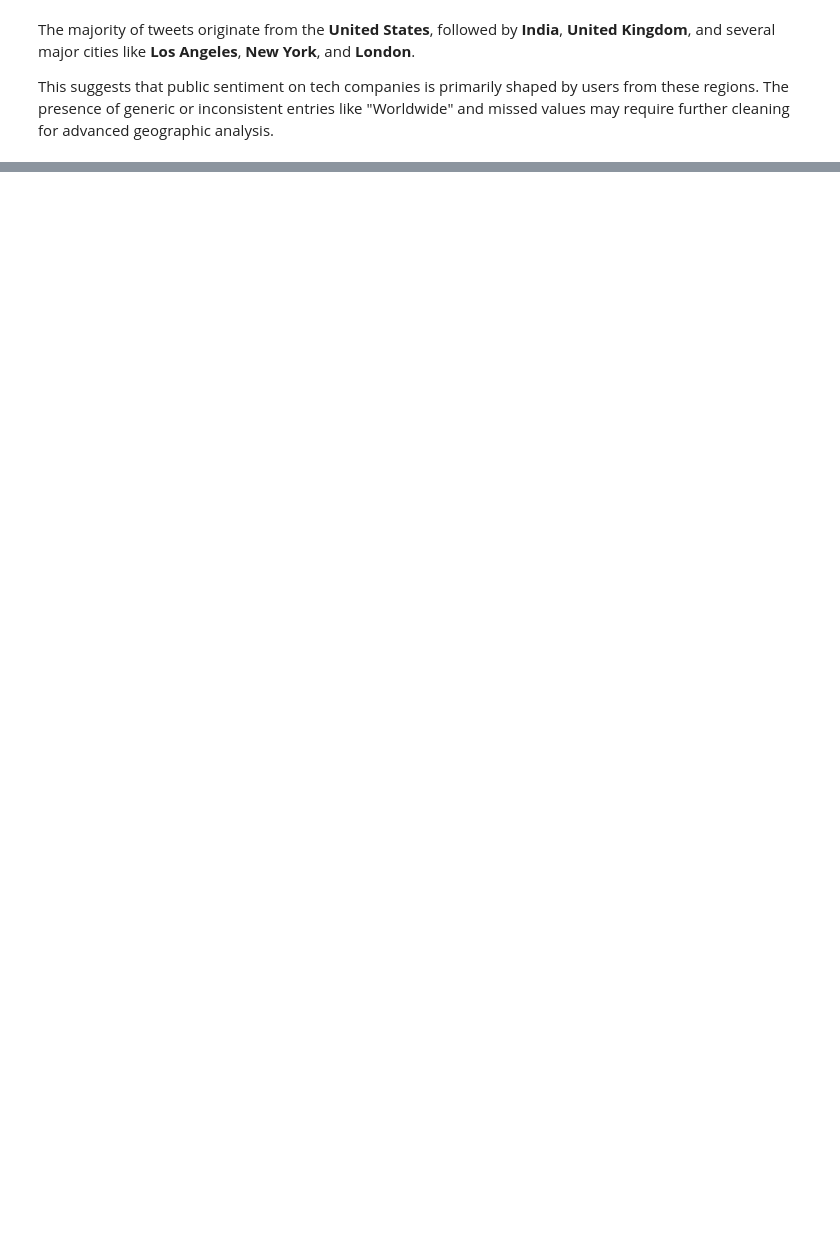
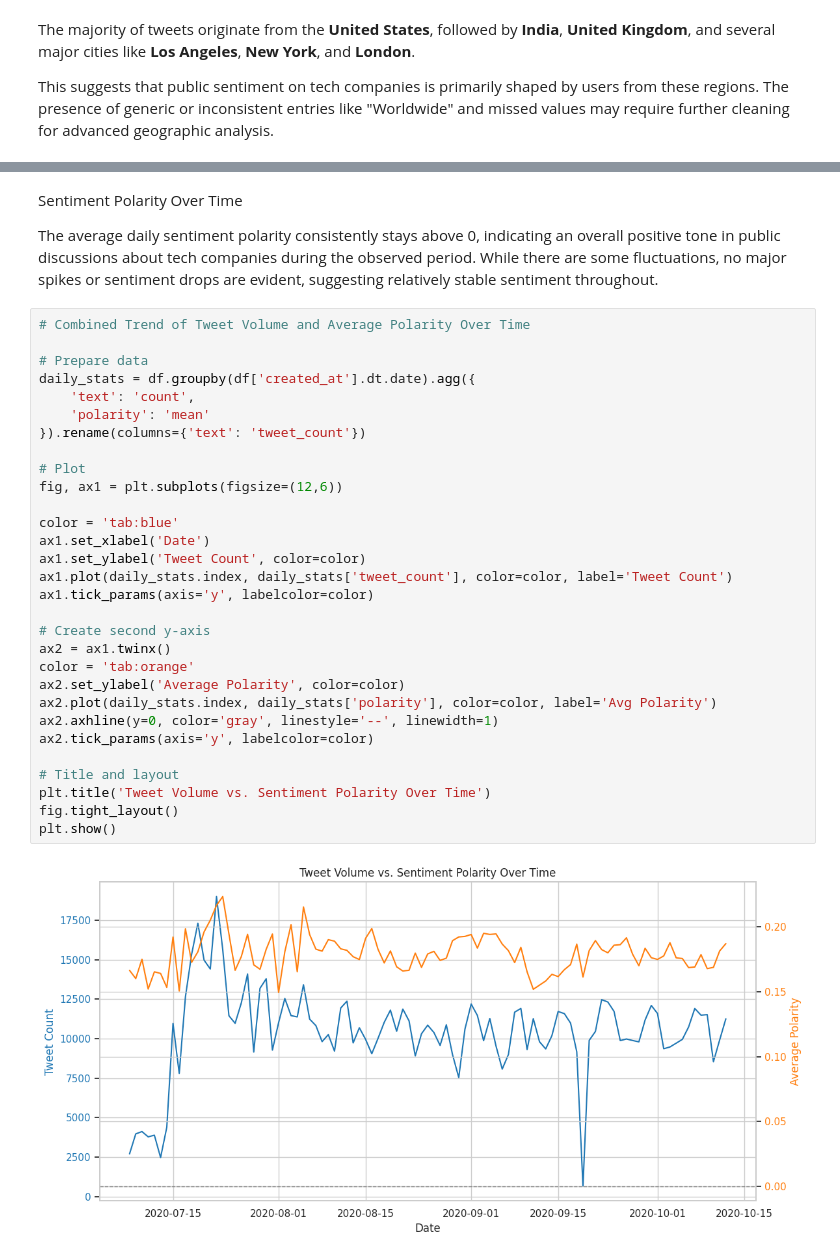
Before and after one commit to mila-klimovich/DI-Bootcamp, a Jupyter notebook: week16/tech_sentiment_analysis.ipynb, the cells around one changed output, grey strips where cells are left out. Cells and saved outputs as stored; diff of their text form; blank space fills up the shorter version.

```diff
--- a/week16/tech_sentiment_analysis.ipynb
+++ b/week16/tech_sentiment_analysis.ipynb
@@ -291,0 +429,36 @@ This suggests that public sentiment on tech companies is primarily shaped by use
+# %% [markdown]
+ Sentiment Polarity Over Time
+
+The average daily sentiment polarity consistently stays above 0, indicating an overall positive tone in public discussions about tech companies during the observed period. While there are some fluctuations, no major spikes or sentiment drops are evident, suggesting relatively stable sentiment throughout.
+# %%
+# Combined Trend of Tweet Volume and Average Polarity Over Time
+
+# Prepare data
+daily_stats = df.groupby(df['created_at'].dt.date).agg({
+    'text': 'count',
+    'polarity': 'mean'
+}).rename(columns={'text': 'tweet_count'})
+
+# Plot
+fig, ax1 = plt.subplots(figsize=(12,6))
+
+color = 'tab:blue'
+ax1.set_xlabel('Date')
+ax1.set_ylabel('Tweet Count', color=color)
+ax1.plot(daily_stats.index, daily_stats['tweet_count'], color=color, label='Tweet Count')
+ax1.tick_params(axis='y', labelcolor=color)
+
+# Create second y-axis
+ax2 = ax1.twinx()
+color = 'tab:orange'
+ax2.set_ylabel('Average Polarity', color=color)
+ax2.plot(daily_stats.index, daily_stats['polarity'], color=color, label='Avg Polarity')
+ax2.axhline(y=0, color='gray', linestyle='--', linewidth=1)
+ax2.tick_params(axis='y', labelcolor=color)
+
+# Title and layout
+plt.title('Tweet Volume vs. Sentiment Polarity Over Time')
+fig.tight_layout()
+plt.show()
+# %% [output]
+[figure, added]
```
Also changed, not shown: parts of 15 cells of this notebook.
